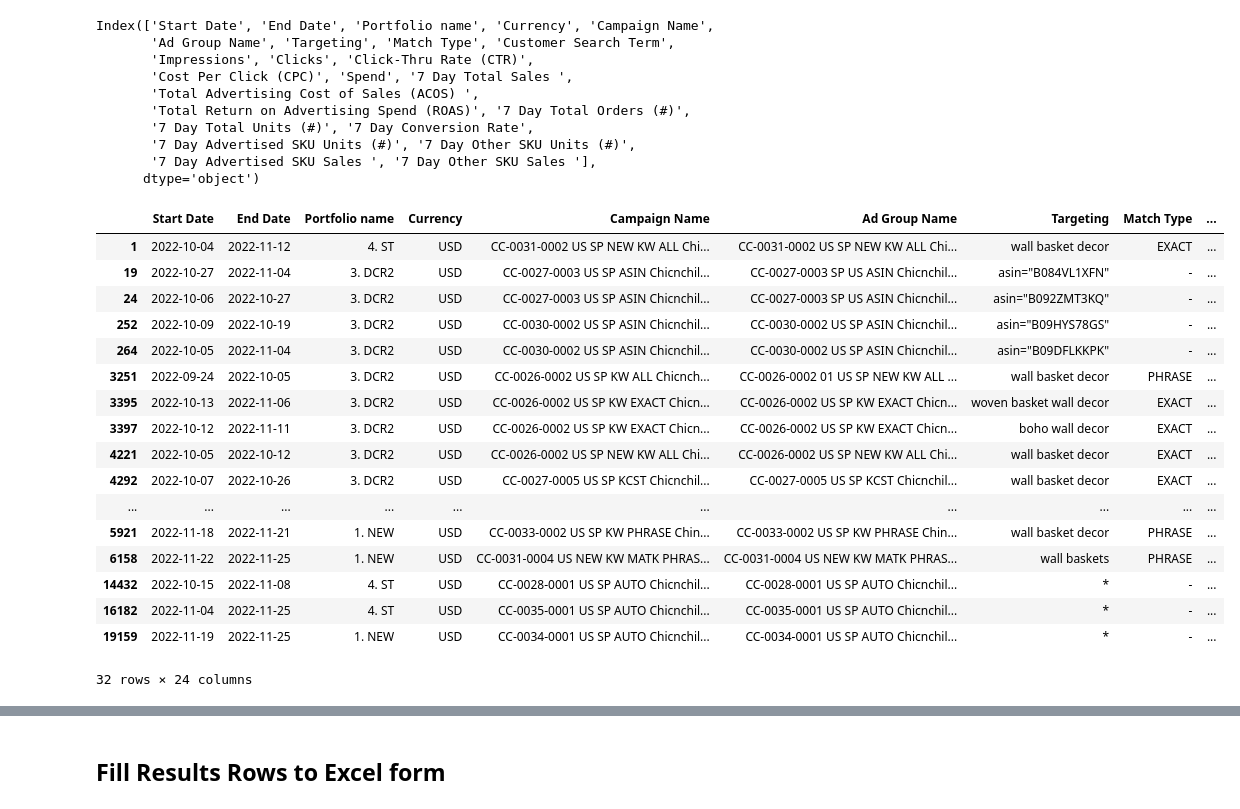
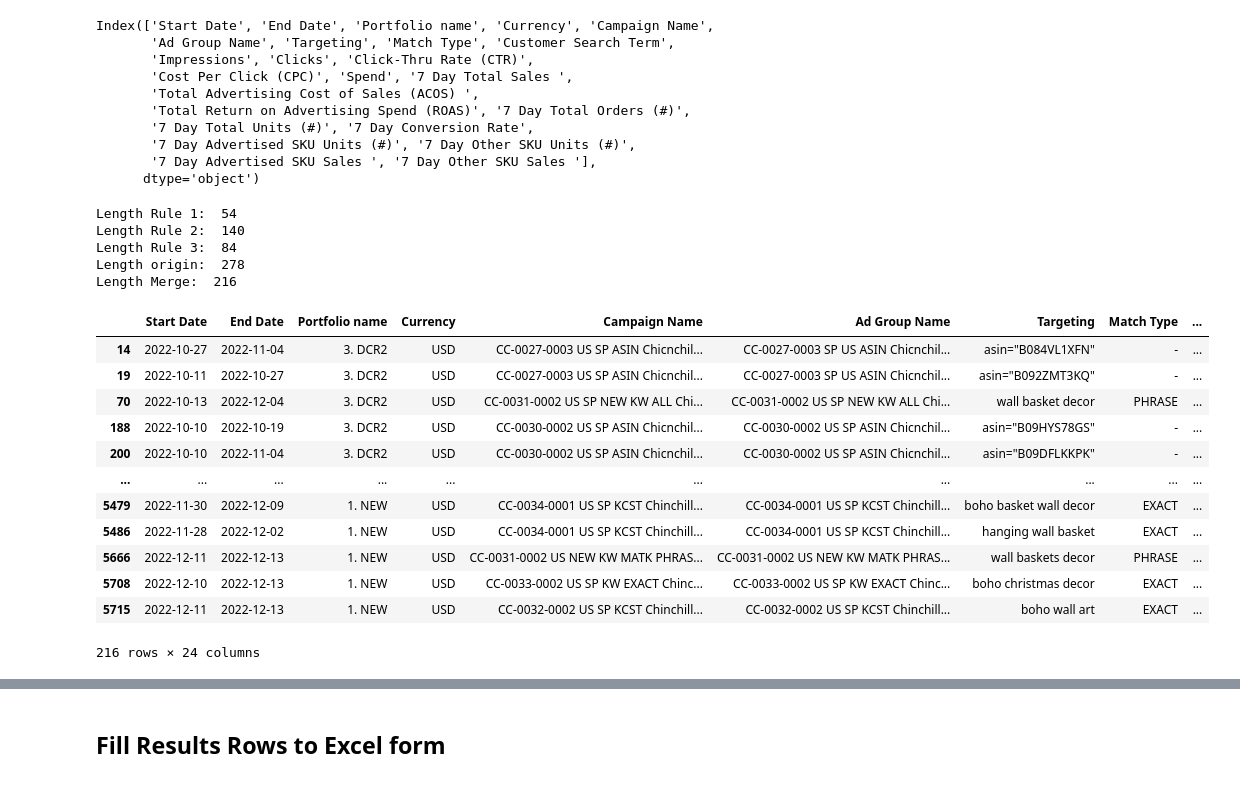
Before and after one commit to KDool/Ads-aws-excel, a Jupyter notebook: Code/optimize.ipynb, the cells around one changed output, grey strips where cells are left out. Saved outputs shown, nothing was run; the diff lists cells and outputs as text; code cells hidden in the pictures.

Commit message:
Add Negative Optimize

```diff
--- a/Code/optimize.ipynb
+++ b/Code/optimize.ipynb
@@ -4,7 +4,7 @@ import xlsxwriter
 from datetime import date
 # %%
 # Read Report Excel Files
-report_df = pd.read_excel('../sample_files/RP_CST_SP.xlsx',index_col=False)
+report_df = pd.read_excel('../sample_files/Sponsored Products Search term report .xlsx',index_col=False)
 report_df
 # %% [output]
 |  | Start Date | End Date | Portfolio name | Currency | Campaign Name | Ad Group Name | Targeting | Match Type | ... |
@@ -39,28 +122,39 @@ Index(['Start Date', 'End Date', 'Portfolio name', 'Currency', 'Campaign Name',
 # Rules Filter Function
 
 def filter_CSP_negative(CSP_df: pd.DataFrame,acos,clicks,spend):
-    filerted_df = CSP_df[CSP_df['Total Advertising Cost of Sales (ACOS) ']>acos][CSP_df['Clicks']>clicks][CSP_df['Spend']>spend]
-    return filerted_df
+    filtered_df1 = CSP_df[CSP_df['Total Advertising Cost of Sales (ACOS) ']>acos]
+    print('Length Rule 1: ',len(filtered_df1))
+    filtered_df2 = CSP_df[CSP_df['Clicks']>clicks][CSP_df['7 Day Total Sales ']==0]
+    print('Length Rule 2: ',len(filtered_df2))
+    filtered_df3 = CSP_df[CSP_df['Spend']>spend][CSP_df['7 Day Total Sales ']==0]
+    print('Length Rule 3: ',len(filtered_df3))
+    frames_list=[filtered_df1,filtered_df2,filtered_df3]
+    result_df = pd.concat(frames_list)
+    print('Length origin: ',len(result_df))
+    result_df.drop_duplicates(inplace=True)
+    # result_df.dropna(inplace=True)
+    print('Length Merge: ',len(result_df))
+    return result_df
 # %%
-x = filter_CSP_negative(report_df,acos=0.6,clicks=20,spend=20)
-display(x)
+filtered_report = filter_CSP_negative(report_df,acos=0.6,clicks=20,spend=20)
+filtered_report
 # %% [output]
+Length Rule 1:  54
+Length Rule 2:  140
+Length Rule 3:  84
+Length origin:  278
+Length Merge:  216
 |  | Start Date | End Date | Portfolio name | Currency | Campaign Name | Ad Group Name | Targeting | Match Type | ... |
-| 1 | 2022-10-04 | 2022-11-12 | 4. ST | USD | CC-0031-0002 US SP NEW KW ALL Chi... | CC-0031-0002 US SP NEW KW ALL Chi... | wall basket decor | EXACT | ... |
-| 19 | 2022-10-27 | 2022-11-04 | 3. DCR2 | USD | CC-0027-0003 US SP ASIN Chicnchil... | CC-0027-0003 SP US ASIN Chicnchil... | asin="B084VL1XFN" | - | ... |
-| 24 | 2022-10-06 | 2022-10-27 | 3. DCR2 | USD | CC-0027-0003 US SP ASIN Chicnchil... | CC-0027-0003 SP US ASIN Chicnchil... | asin="B092ZMT3KQ" | - | ... |
-| 252 | 2022-10-09 | 2022-10-19 | 3. DCR2 | USD | CC-0030-0002 US SP ASIN Chicnchil... | CC-0030-0002 US SP ASIN Chicnchil... | asin="B09HYS78GS" | - | ... |
-| 264 | 2022-10-05 | 2022-11-04 | 3. DCR2 | USD | CC-0030-0002 US SP ASIN Chicnchil... | CC-0030-0002 US SP ASIN Chicnchil... | asin="B09DFLKKPK" | - | ... |
-| 3251 | 2022-09-24 | 2022-10-05 | 3. DCR2 | USD | CC-0026-0002 US SP KW ALL Chicnch... | CC-0026-0002 01 US SP NEW KW ALL ... | wall basket decor | PHRASE | ... |
-| 3395 | 2022-10-13 | 2022-11-06 | 3. DCR2 | USD | CC-0026-0002 US SP KW EXACT Chicn... | CC-0026-0002 US SP KW EXACT Chicn... | woven basket wall decor | EXACT | ... |
-| 3397 | 2022-10-12 | 2022-11-11 | 3. DCR2 | USD | CC-0026-0002 US SP KW EXACT Chicn... | CC-0026-0002 US SP KW EXACT Chicn... | boho wall decor | EXACT | ... |
-| 4221 | 2022-10-05 | 2022-10-12 | 3. DCR2 | USD | CC-0026-0002 US SP NEW KW ALL Chi... | CC-0026-0002 US SP NEW KW ALL Chi... | wall basket decor | EXACT | ... |
-| 4292 | 2022-10-07 | 2022-10-26 | 3. DCR2 | USD | CC-0027-0005 US SP KCST Chicnchil... | CC-0027-0005 US SP KCST Chicnchil... | wall basket decor | EXACT | ... |
+| 14 | 2022-10-27 | 2022-11-04 | 3. DCR2 | USD | CC-0027-0003 US SP ASIN Chicnchil... | CC-0027-0003 SP US ASIN Chicnchil... | asin="B084VL1XFN" | - | ... |
+| 19 | 2022-10-11 | 2022-10-27 | 3. DCR2 | USD | CC-0027-0003 US SP ASIN Chicnchil... | CC-0027-0003 SP US ASIN Chicnchil... | asin="B092ZMT3KQ" | - | ... |
+| 70 | 2022-10-13 | 2022-12-04 | 3. DCR2 | USD | CC-0031-0002 US SP NEW KW ALL Chi... | CC-0031-0002 US SP NEW KW ALL Chi... | wall basket decor | PHRASE | ... |
+| 188 | 2022-10-10 | 2022-10-19 | 3. DCR2 | USD | CC-0030-0002 US SP ASIN Chicnchil... | CC-0030-0002 US SP ASIN Chicnchil... | asin="B09HYS78GS" | - | ... |
+| 200 | 2022-10-10 | 2022-11-04 | 3. DCR2 | USD | CC-0030-0002 US SP ASIN Chicnchil... | CC-0030-0002 US SP ASIN Chicnchil... | asin="B09DFLKKPK" | - | ... |
 | ... | ... | ... | ... | ... | ... | ... | ... | ... | ... |
-| 5921 | 2022-11-18 | 2022-11-21 | 1. NEW | USD | CC-0033-0002 US SP KW PHRASE Chin... | CC-0033-0002 US SP KW PHRASE Chin... | wall basket decor | PHRASE | ... |
-| 6158 | 2022-11-22 | 2022-11-25 | 1. NEW | USD | CC-0031-0004 US NEW KW MATK PHRAS... | CC-0031-0004 US NEW KW MATK PHRAS... | wall baskets | PHRASE | ... |
-| 14432 | 2022-10-15 | 2022-11-08 | 4. ST | USD | CC-0028-0001 US SP AUTO Chicnchil... | CC-0028-0001 US SP AUTO Chicnchil... | * | - | ... |
-| 16182 | 2022-11-04 | 2022-11-25 | 4. ST | USD | CC-0035-0001 US SP AUTO Chicnchil... | CC-0035-0001 US SP AUTO Chicnchil... | * | - | ... |
-| 19159 | 2022-11-19 | 2022-11-25 | 1. NEW | USD | CC-0034-0001 US SP AUTO Chicnchil... | CC-0034-0001 US SP AUTO Chicnchil... | * | - | ... |
+| 5479 | 2022-11-30 | 2022-12-09 | 1. NEW | USD | CC-0034-0001 US SP KCST Chinchill... | CC-0034-0001 US SP KCST Chinchill... | boho basket wall decor | EXACT | ... |
+| 5486 | 2022-11-28 | 2022-12-02 | 1. NEW | USD | CC-0034-0001 US SP KCST Chinchill... | CC-0034-0001 US SP KCST Chinchill... | hanging wall basket | EXACT | ... |
+| 5666 | 2022-12-11 | 2022-12-13 | 1. NEW | USD | CC-0031-0002 US NEW KW MATK PHRAS... | CC-0031-0002 US NEW KW MATK PHRAS... | wall baskets decor | PHRASE | ... |
+| 5708 | 2022-12-10 | 2022-12-13 | 1. NEW | USD | CC-0033-0002 US SP KW EXACT Chinc... | CC-0033-0002 US SP KW EXACT Chinc... | boho christmas decor | EXACT | ... |
+| 5715 | 2022-12-11 | 2022-12-13 | 1. NEW | USD | CC-0032-0002 US SP KCST Chinchill... | CC-0032-0002 US SP KCST Chinchill... | boho wall art | EXACT | ... |
-32 rows × 24 columns
+216 rows × 24 columns
 # %%
```
Also changed, not shown: parts of 22 cells of this notebook, 15 other files.
